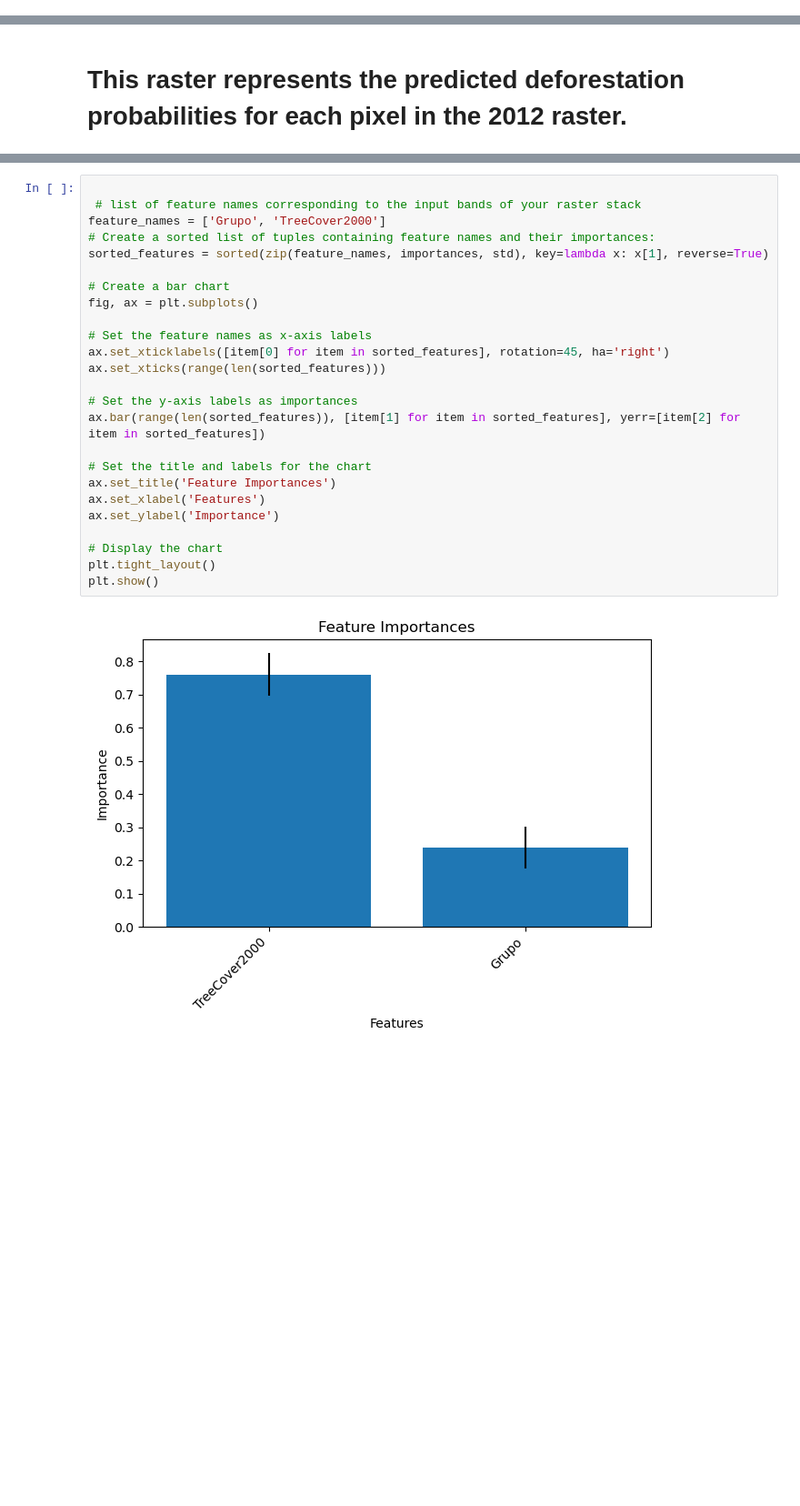
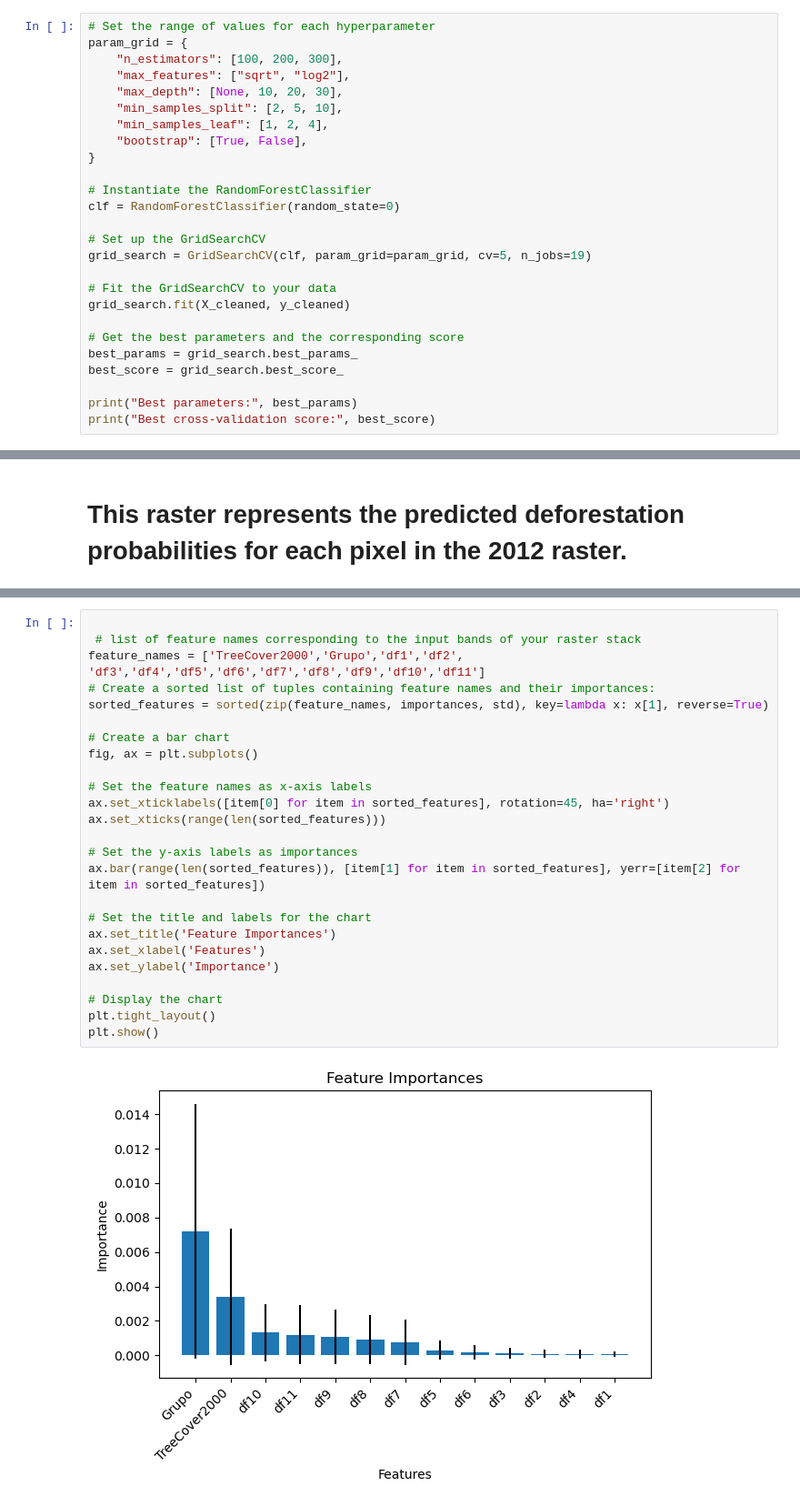
Before and after one commit to cp-PYFOREST/PYFOREST-ML, a Jupyter notebook: 04-models/random-forest_validate-lup.ipynb, the cells around one changed output, grey strips where cells are left out. Shown at 91% size. Cells and saved outputs as stored; diff of their text form; blank space fills up the shorter version.

```diff
--- a/04-models/random-forest_validate-lup.ipynb
+++ b/04-models/random-forest_validate-lup.ipynb
@@ -228,0 +205,26 @@ print("Mean cross-validation score:", np.mean(cv_scores))
+# %%
+# Set the range of values for each hyperparameter
+param_grid = {
+    "n_estimators": [100, 200, 300],
+    "max_features": ["sqrt", "log2"],
+    "max_depth": [None, 10, 20, 30],
+    "min_samples_split": [2, 5, 10],
+    "min_samples_leaf": [1, 2, 4],
+    "bootstrap": [True, False],
+}
+
+# Instantiate the RandomForestClassifier
+clf = RandomForestClassifier(random_state=0)
+
+# Set up the GridSearchCV
+grid_search = GridSearchCV(clf, param_grid=param_grid, cv=5, n_jobs=19)
+
+# Fit the GridSearchCV to your data
+grid_search.fit(X_cleaned, y_cleaned)
+
+# Get the best parameters and the corresponding score
+best_params = grid_search.best_params_
+best_score = grid_search.best_score_
+
+print("Best parameters:", best_params)
+print("Best cross-validation score:", best_score)
@@ -289,27 +415,27 @@ with rasterio.open(output_file, 'w', **profile) as dst:
 # %%
 
  # list of feature names corresponding to the input bands of your raster stack
-feature_names = ['Grupo', 'TreeCover2000']
+feature_names = ['TreeCover2000','Grupo','df1','df2', 'df3','df4','df5','df6','df7','df8','df9','df10','df11']
 # Create a sorted list of tuples containing feature names and their importances:
 sorted_features = sorted(zip(feature_names, importances, std), key=lambda x: x[1], reverse=True)
 
 # Create a bar chart
 fig, ax = plt.subplots()
 
 # Set the feature names as x-axis labels
 ax.set_xticklabels([item[0] for item in sorted_features], rotation=45, ha='right')
 ax.set_xticks(range(len(sorted_features)))
 
 # Set the y-axis labels as importances
 ax.bar(range(len(sorted_features)), [item[1] for item in sorted_features], yerr=[item[2] for item in sorted_features])
 
 # Set the title and labels for the chart
 ax.set_title('Feature Importances')
 ax.set_xlabel('Features')
 ax.set_ylabel('Importance')
 
 # Display the chart
 plt.tight_layout()
 plt.show()
 # %% [output]
-[figure, old version]
+[figure, new version]
```
Also changed, not shown: parts of 14 cells of this notebook, 1 other file.
